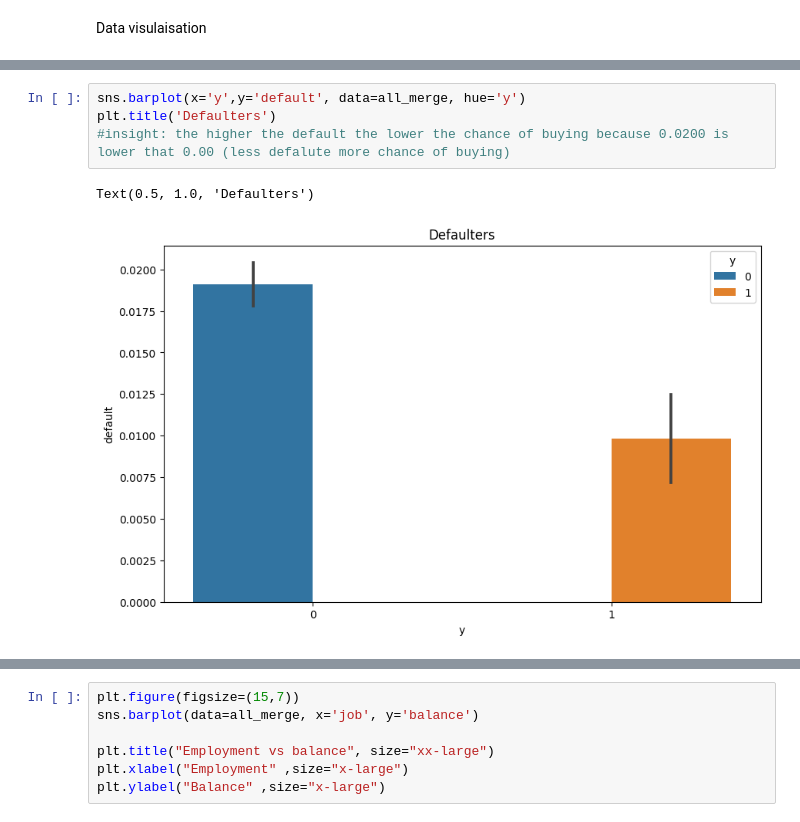
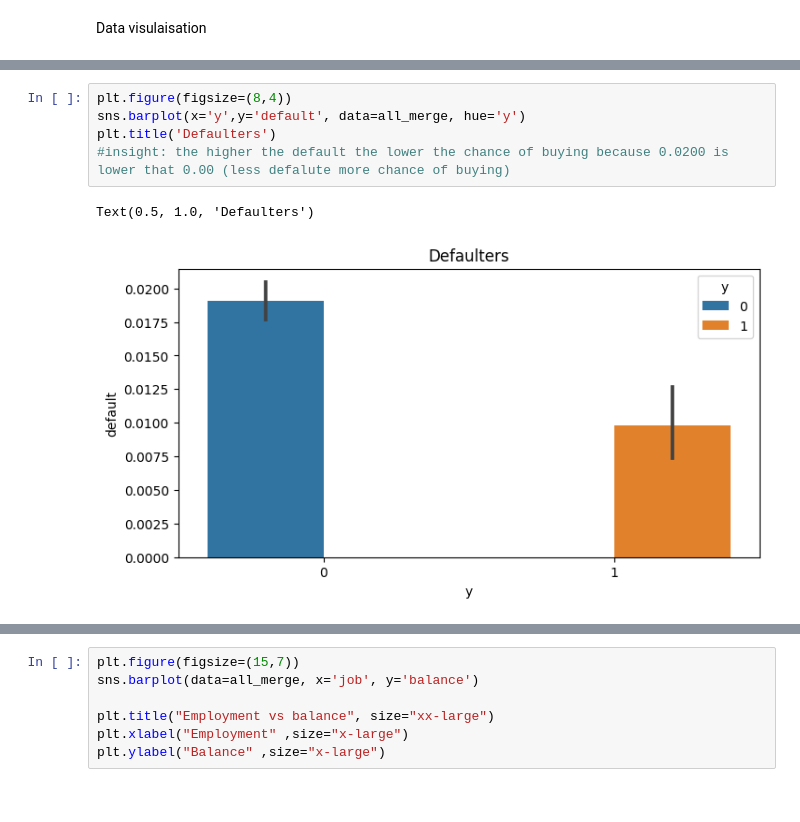
Before and after one commit to Ayomide-ola/UCDPA_Ayomide, a Jupyter notebook: predict term deposit project.ipynb, the cells around one changed output, grey strips where cells are left out. Cells and saved outputs as stored; diff of their text form.

```diff
--- a/predict term deposit project.ipynb
+++ b/predict term deposit project.ipynb
@@ -725,10 +727,11 @@ Text(0.5, 1.0, 'yes vs balance and age')
 # %%
+plt.figure(figsize=(8,4))
 sns.barplot(x='y',y='default', data=all_merge, hue='y')
 plt.title('Defaulters')
 #insight: the higher the default the lower the chance of buying because 0.0200 is lower that 0.00 (less defalute more chance of buying)
 # %% [output]
 Text(0.5, 1.0, 'Defaulters')
-[figure, old version]
+[figure, new version]
 # %%
 #sns.barplot(data=all_merge, y='y', x='balance')
 #all_merge.groupby('y').mean()['balance'].plot.bar()
```
Also changed, not shown: parts of 5 cells of this notebook.
